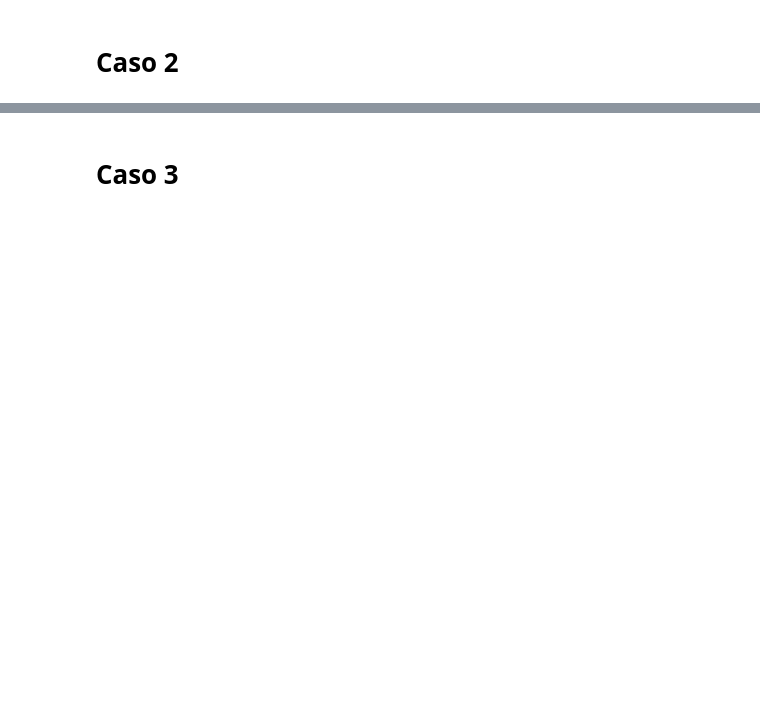
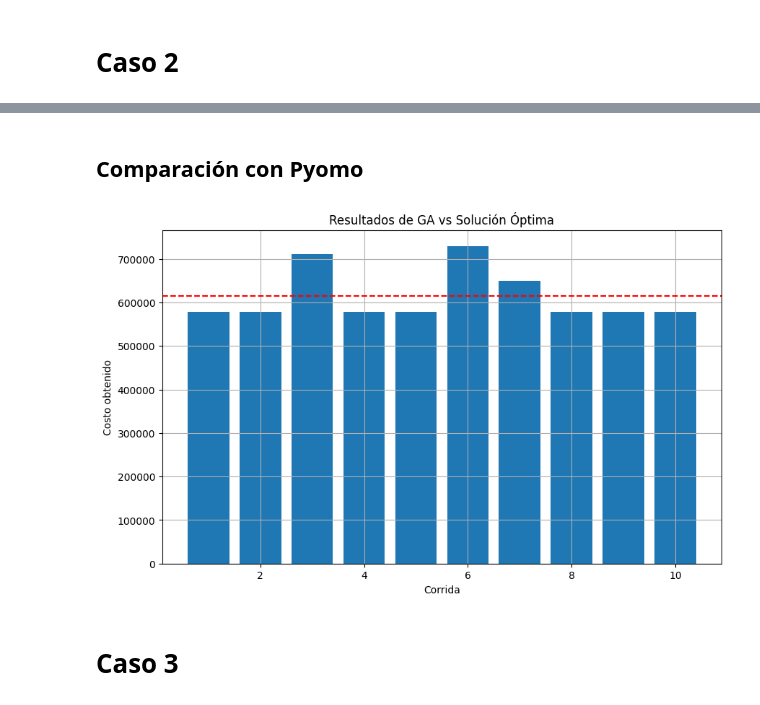
Before and after one commit to SuperEquipoEstrella/MOS-Entrega-3, a Jupyter notebook: E3-problema_A_caso1_mapas.ipynb, the cells around one changed output, grey strips where cells are left out. Drawn from its saved outputs; the diff is of its cells as text; code cells hidden in the pictures; blank space fills up the shorter version.

```diff
--- a/E3-problema_A_caso1_mapas.ipynb
+++ b/E3-problema_A_caso1_mapas.ipynb
@@ -1280,3 +1338,5 @@ m
 # %% [output]
 Rutas válidas encontradas: {1: [1, 6, 4, 9, 8, 10, 3, 2, 5, 7, 1]}
 [interactive output not drawn]
+# %% [markdown]
+## Comparación con Pyomo
@@ -1283,3 +1351,19 @@ Rutas válidas encontradas: {1: [1, 6, 4, 9, 8, 10, 3, 2, 5, 7, 1]}
+# %%
+import numpy as np
+# Valor de referencia:; media dado  que en pyomo el problema es infeasible
+media = np.mean(GA_results)
+
+# Gráfico de barras
+plt.figure(figsize=(10, 6))
+plt.bar(range(1, len(GA_results)+1), GA_results)
+plt.axhline(y=media, linestyle='--', color='red')
+plt.xlabel('Corrida')
+plt.ylabel('Costo obtenido')
+plt.title('Resultados de GA vs Solución Óptima')
+plt.grid(True)
+plt.show()
+# %% [output]
+[figure, added]
 # %% [markdown]
 # **Caso 3**
 # %%
```
Also changed, not shown: parts of 14 cells of this notebook, 3 other files.
